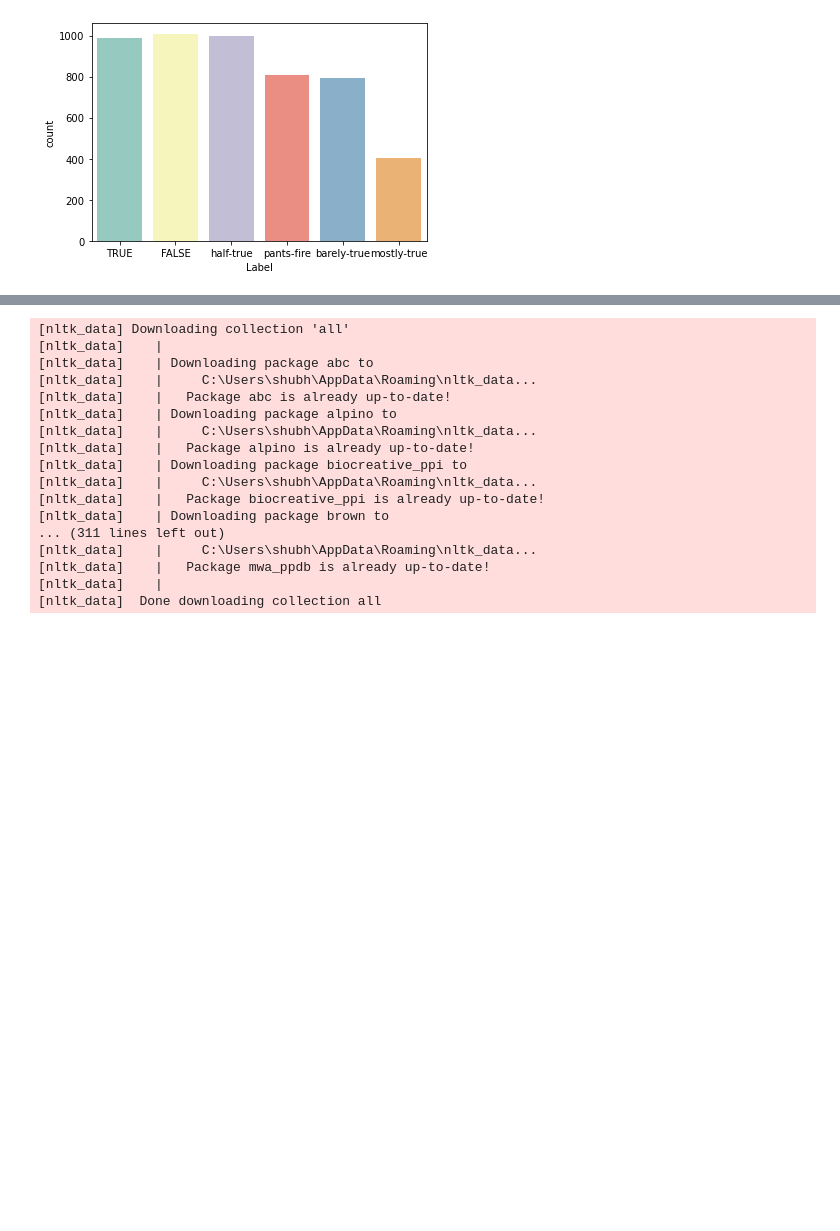
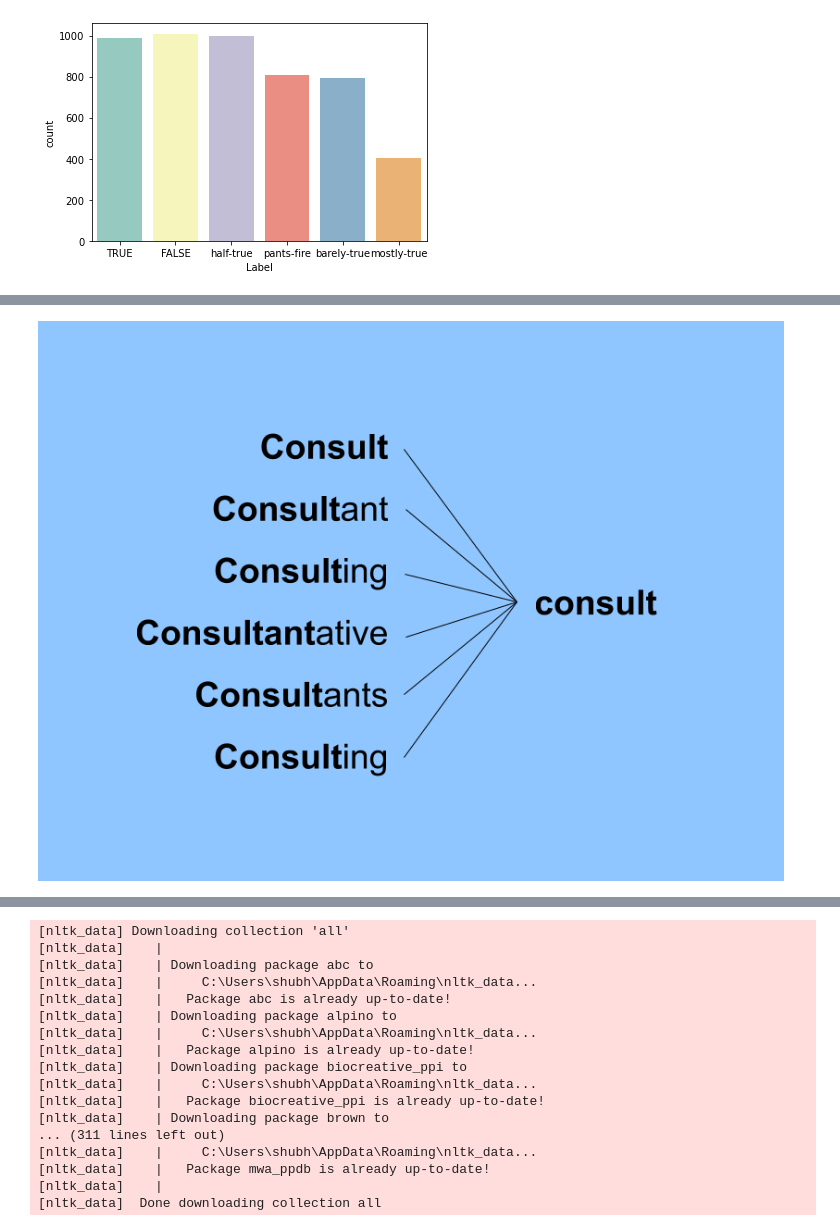
Before and after one commit to ShubhiKhanna/Fake-News, a Jupyter notebook: Fake_News_Detector (6 classifications).ipynb, the cells around one changed output, grey strips where cells are left out. Cells and saved outputs as stored; diff of their text form; code cells hidden in the pictures; blank space fills up the shorter version.

```diff
--- a/Fake_News_Detector (6 classifications).ipynb
+++ b/Fake_News_Detector (6 classifications).ipynb
@@ -122 +92,6 @@ test_orig = test.copy()
+# %%
+from IPython.display import Image
+Image("Stemming example.png")
+# %% [output]
+[figure, added]
 # %%
```
Also changed, not shown: parts of 45 cells of this notebook.
